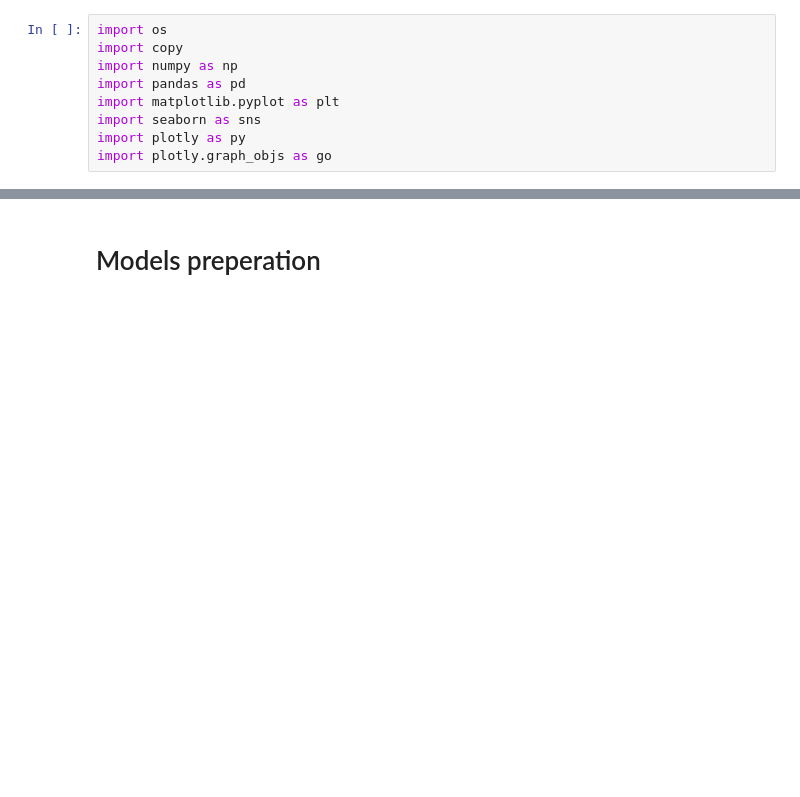
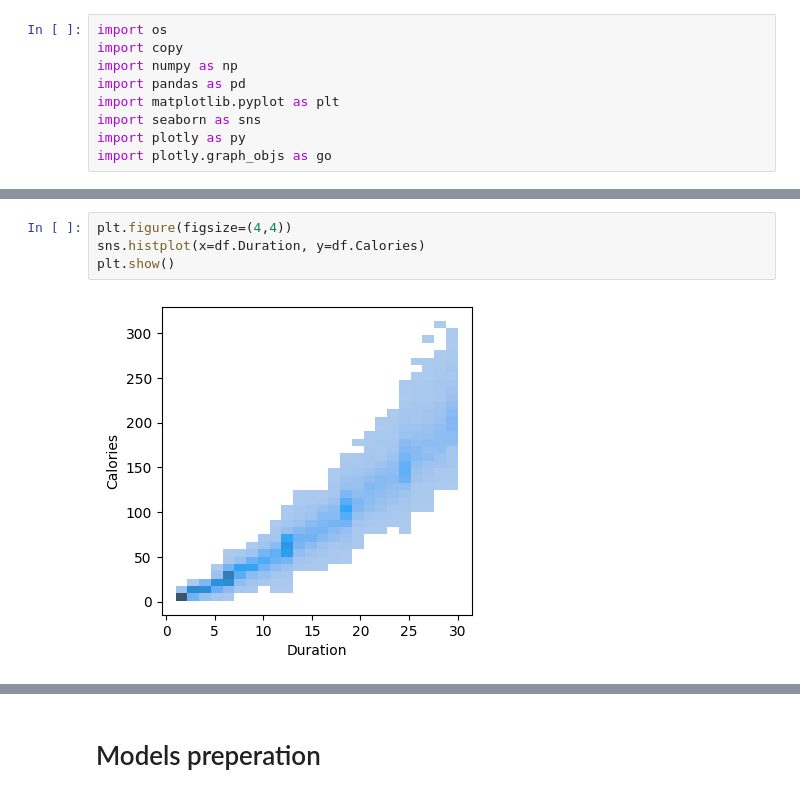
Before and after one commit to Apollos1301/calories_prediction, a Jupyter notebook: model.ipynb, the cells around one changed output, grey strips where cells are left out. Cells and saved outputs as stored; diff of their text form; blank space fills up the shorter version.

```diff
--- a/model.ipynb
+++ b/model.ipynb
@@ -28,0 +97,6 @@ device(type='cuda')
+# %%
+plt.figure(figsize=(4,4))
+sns.histplot(x=df.Duration, y=df.Calories)
+plt.show()
+# %% [output]
+[figure, added]
```
Also changed, not shown: parts of 61 cells of this notebook.
